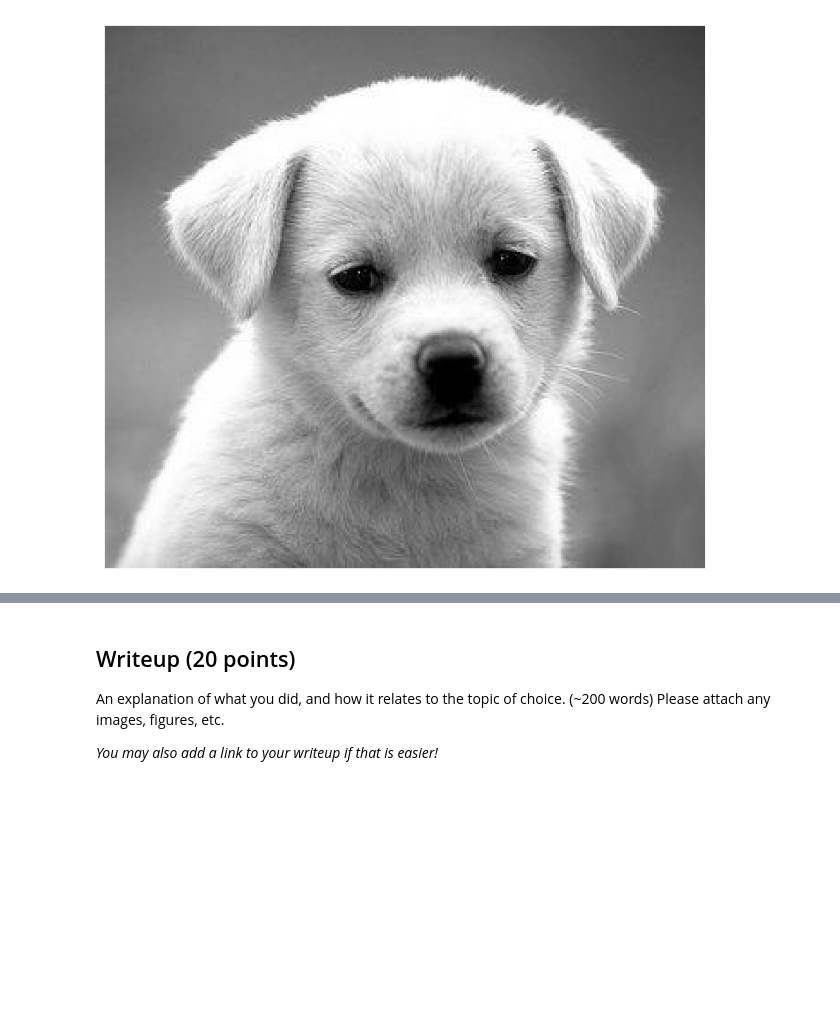
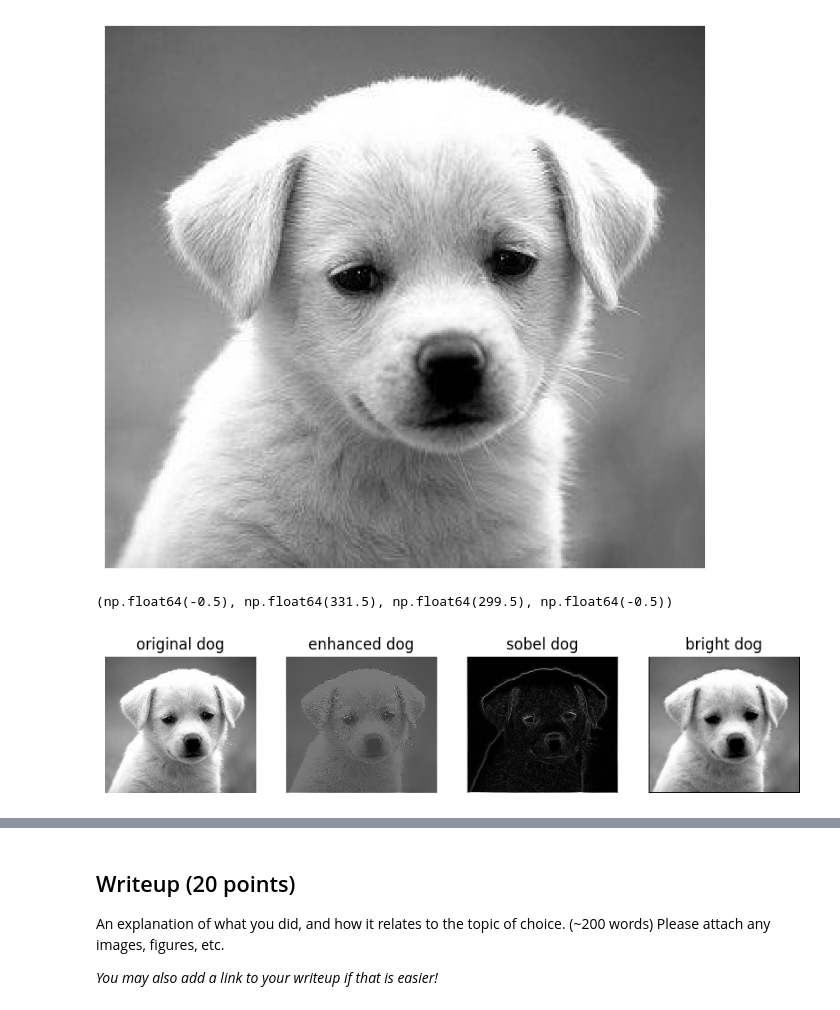
Before and after one commit to gaoruosong/CS131_release, a Jupyter notebook: spring_2026/project1_release/option_A/option_a_exploration.ipynb, the cells around one changed output, grey strips where cells are left out. Drawn from its saved outputs; the diff is of its cells as text; code cells hidden in the pictures; blank space fills up the shorter version.

```diff
--- a/spring_2026/project1_release/option_A/option_a_exploration.ipynb
+++ b/spring_2026/project1_release/option_A/option_a_exploration.ipynb
@@ -71,7 +71,7 @@ plt.show()
 
 import math
 
-def zero_pad(image, pad_height, pad_width):
+def zero_pad(image, pad_height, pad_width, colored = False):
     """ Zero-pad an image.
 
     Ex: a 1x1 image [[1]] with pad_height = 1, pad_width = 2 becomes:
@@ -88,16 +88,26 @@ def zero_pad(image, pad_height, pad_width):
     Returns:
         out: numpy array of shape (H+2*pad_height, W+2*pad_width).
     """
-
-    H, W = image.shape
     out = None
 
-    out = np.zeros((H + 2*pad_height, W + 2*pad_width))
-    for i in range(H):
+    if colored:
+      H, W, C = image.shape  # colored
+      out = np.zeros((H + 2*pad_height, W + 2*pad_width, C), dtype=image.dtype)
+      for i in range(H):
+        for j in range(W):
+            out[i + pad_height, j + pad_width, :] = image[i, j, :]
+      return out
+
+    else:
+      H, W = image.shape
+      out = np.zeros((H + 2*pad_height, W + 2*pad_width))
+      for i in range(H):
         for j in range(W):
             out[i + pad_height][j + pad_width] = image[i][j]
+      return out
 
-    return out
+
+
 
 
 def conv_fast(image, kernel):
@@ -121,7 +131,7 @@ def conv_fast(image, kernel):
     """
     Hi, Wi = image.shape
     Hk, Wk = kernel.shape
-    out = np.zeros((Hi, Wi))
+    out = np.zeros((Hi, Wi), dtype=image.dtype)
 
     mid_height = int(Hk/2)
     mid_width = int(Wk/2)
@@ -158,7 +168,7 @@ def efficient_binomial(size = 3):
 def brighten_image(image, size = 3):
   ## takes in an image and replaces each pixel with the maximal value in a centered size x size patch
   ## assumption: size << image dimensions, otherwise this function is very inefficient
-  out = np.zeros(image.shape)
+  out = np.zeros(image.shape, dtype=image.dtype)
   half = size//2
   padded_image = zero_pad(image, half, half)
   for i in range(half, image.shape[0]+half):
@@ -171,7 +181,7 @@ def brighten_image(image, size = 3):
 
 def brighten_image(image, size = 3):
   ## takes in an image and replaces each pixel with the minimal value in a centered size x size patch
-  out = np.zeros(image.shape)
+  out = np.zeros(image.shape, dtype=image.dtype)
   half = size//2
   padded_image = zero_pad(image, half, half)
   for i in range(half, image.shape[0]+half):
@@ -198,7 +208,7 @@ def standard_sobel_filters(size = 3):
 
 def detect_edge(image, size = 3):
   ## uses sobel filters to detect edges
-  out = np.zeros(image.shape)
+  out = np.zeros(image.shape, dtype=image.dtype)
   half = size//2
   padded_image = zero_pad(image, half, half)
   horizontal, vertical = standard_sobel_filters(size)
@@ -217,7 +227,7 @@ def enhance_image(image):
   ## this one only accommodates enhancing in 3x3 area.
   kernel = [[0,-1,0],[-1,5,-1],[0,-1,0]]
   padded_image = zero_pad(image, 1, 1)
-  out = np.zeros(image.shape)
+  out = np.zeros(image.shape, dtype=image.dtype)
   for i in range(1, image.shape[0]+1):
     for j in range(1, image.shape[1]+1):
       patch = padded_image[i-1:i+2, j-1:j+2]
@@ -226,21 +236,29 @@ def enhance_image(image):
 # %%
 ## testing basic helpers
 
 enhanced_dog = enhance_image(dog_img)
 sobel_dog = detect_edge(dog_img)
 brighten_dog = brighten_image(dog_img)
 
-plt.subplot(1,3,1)
+plt.subplot(1,4,1)
+plt.imshow(dog_img)
+plt.title('original dog')
+plt.axis('off')
+
+plt.subplot(1,4,2)
 plt.imshow(enhanced_dog)
 plt.title('enhanced dog')
 plt.axis('off')
 
-plt.subplot(1,3,2)
+plt.subplot(1,4,3)
 plt.imshow(sobel_dog)
 plt.title('sobel dog')
 plt.axis('off')
 
-plt.subplot(1,3,3)
+plt.subplot(1,4,4)
 plt.imshow(brighten_dog)
 plt.title('bright dog')
 plt.axis('off')
+# %% [output]
+(np.float64(-0.5), np.float64(331.5), np.float64(299.5), np.float64(-0.5))
+[figure, added]
```
Also changed, not shown: parts of 3 cells of this notebook.
